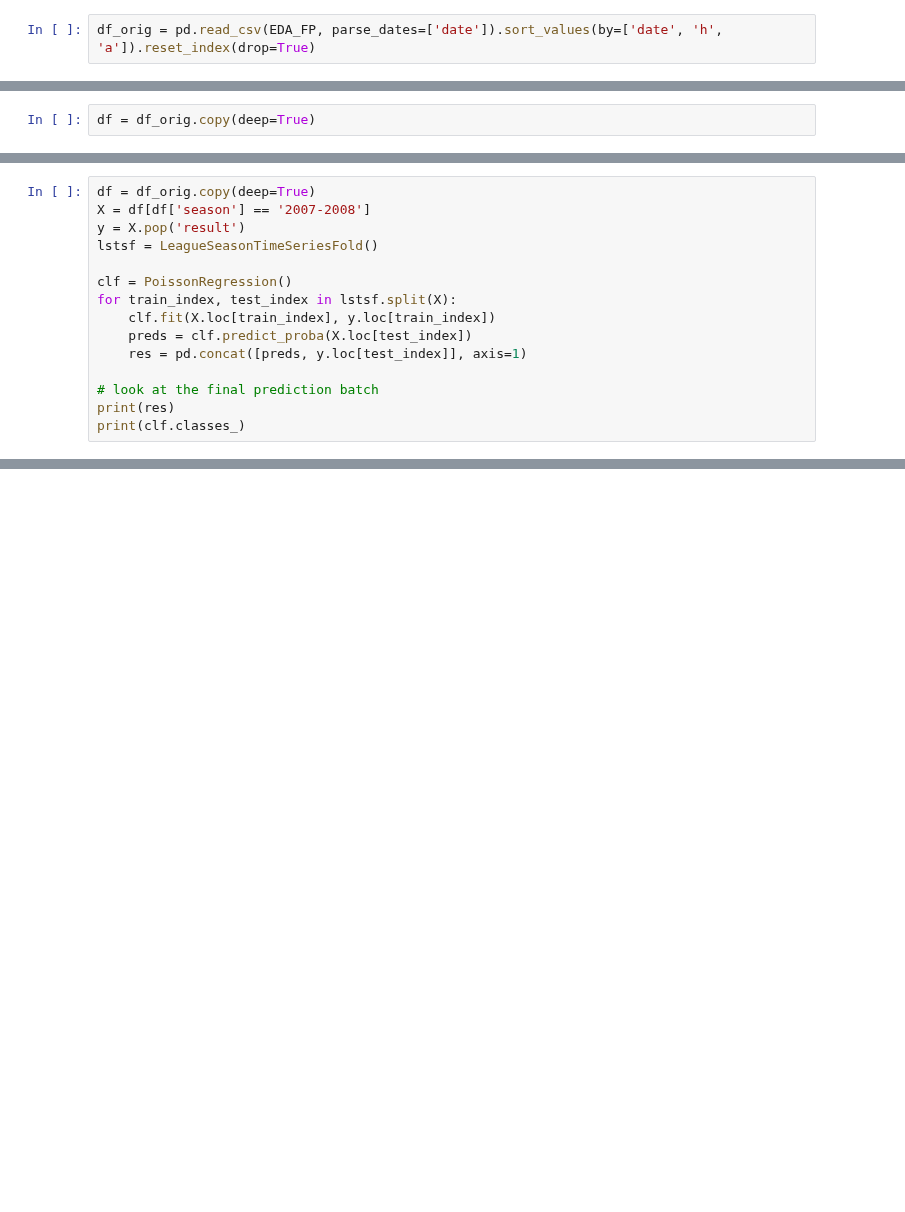
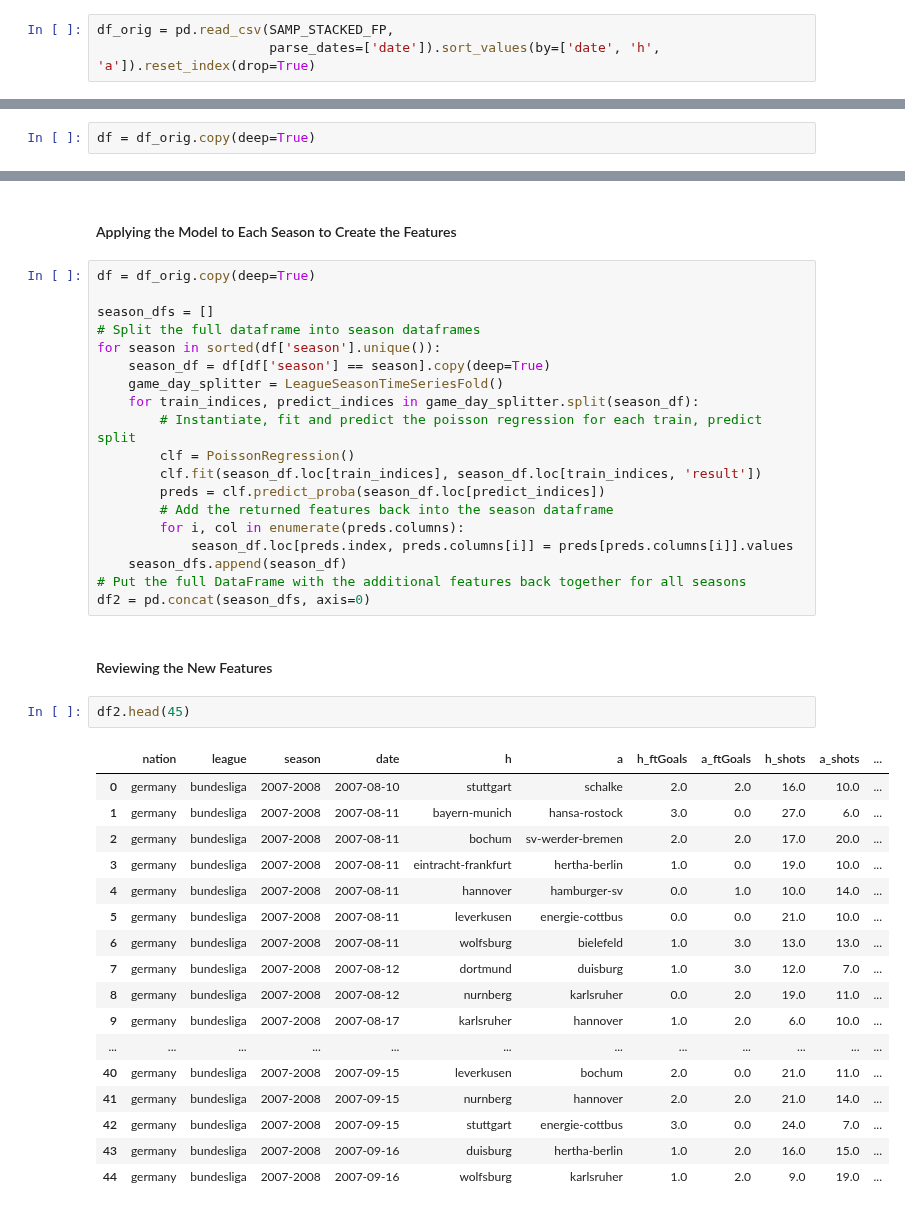
Before and after one commit to DMacGillivray/soccer-predictions, a Jupyter notebook: notebooks/0005.0000 Modeling Strategy.ipynb, the cells around one changed output, grey strips where cells are left out. Cells and saved outputs as stored; diff of their text form; blank space fills up the shorter version.

```diff
--- a/notebooks/0005.0000 Modeling Strategy.ipynb
+++ b/notebooks/0005.0000 Modeling Strategy.ipynb
@@ -61,3 +59,4 @@ Calculate the betting return
 # %%
-df_orig = pd.read_csv(EDA_FP, parse_dates=['date']).sort_values(by=['date', 'h', 'a']).reset_index(drop=True)
+df_orig = pd.read_csv(SAMP_STACKED_FP,
+                      parse_dates=['date']).sort_values(by=['date', 'h', 'a']).reset_index(drop=True)
 # %% [markdown]
@@ -314,15 +174,0 @@ class PoissonRegression(BaseEstimator, ClassifierMixin):
-# %%
-df = df_orig.copy(deep=True)
-X = df[df['season'] == '2007-2008']
-y = X.pop('result')
-lstsf = LeagueSeasonTimeSeriesFold()
-
-clf = PoissonRegression()
-for train_index, test_index in lstsf.split(X):
-    clf.fit(X.loc[train_index], y.loc[train_index])
-    preds = clf.predict_proba(X.loc[test_index])
-    res = pd.concat([preds, y.loc[test_index]], axis=1)
-
-# look at the final prediction batch
-print(res)
-print(clf.classes_)
@@ -588,0 +382,43 @@ df
+# %% [markdown]
+#### Applying the Model to Each Season to Create the Features
+# %%
+df = df_orig.copy(deep=True)
+
+season_dfs = []
+# Split the full dataframe into season dataframes
+for season in sorted(df['season'].unique()):
+    season_df = df[df['season'] == season].copy(deep=True)
+    game_day_splitter = LeagueSeasonTimeSeriesFold()
+    for train_indices, predict_indices in game_day_splitter.split(season_df):
+        # Instantiate, fit and predict the poisson regression for each train, predict split
+        clf = PoissonRegression()
+        clf.fit(season_df.loc[train_indices], season_df.loc[train_indices, 'result'])
+        preds = clf.predict_proba(season_df.loc[predict_indices])
+        # Add the returned features back into the season dataframe
+        for i, col in enumerate(preds.columns):
+            season_df.loc[preds.index, preds.columns[i]] = preds[preds.columns[i]].values
+    season_dfs.append(season_df)
+# Put the full DataFrame with the additional features back together for all seasons
+df2 = pd.concat(season_dfs, axis=0)
+# %% [markdown]
+#### Reviewing the New Features
+# %%
+df2.head(45)
+# %% [output]
+|  | nation | league | season | date | h | a | h_ftGoals | a_ftGoals | h_shots | a_shots | ... |
+| 0 | germany | bundesliga | 2007-2008 | 2007-08-10 | stuttgart | schalke | 2.0 | 2.0 | 16.0 | 10.0 | ... |
+| 1 | germany | bundesliga | 2007-2008 | 2007-08-11 | bayern-munich | hansa-rostock | 3.0 | 0.0 | 27.0 | 6.0 | ... |
+| 2 | germany | bundesliga | 2007-2008 | 2007-08-11 | bochum | sv-werder-bremen | 2.0 | 2.0 | 17.0 | 20.0 | ... |
+| 3 | germany | bundesliga | 2007-2008 | 2007-08-11 | eintracht-frankfurt | hertha-berlin | 1.0 | 0.0 | 19.0 | 10.0 | ... |
+| 4 | germany | bundesliga | 2007-2008 | 2007-08-11 | hannover | hamburger-sv | 0.0 | 1.0 | 10.0 | 14.0 | ... |
+| 5 | germany | bundesliga | 2007-2008 | 2007-08-11 | leverkusen | energie-cottbus | 0.0 | 0.0 | 21.0 | 10.0 | ... |
+| 6 | germany | bundesliga | 2007-2008 | 2007-08-11 | wolfsburg | bielefeld | 1.0 | 3.0 | 13.0 | 13.0 | ... |
+| 7 | germany | bundesliga | 2007-2008 | 2007-08-12 | dortmund | duisburg | 1.0 | 3.0 | 12.0 | 7.0 | ... |
+| 8 | germany | bundesliga | 2007-2008 | 2007-08-12 | nurnberg | karlsruher | 0.0 | 2.0 | 19.0 | 11.0 | ... |
+| 9 | germany | bundesliga | 2007-2008 | 2007-08-17 | karlsruher | hannover | 1.0 | 2.0 | 6.0 | 10.0 | ... |
+| ... | ... | ... | ... | ... | ... | ... | ... | ... | ... | ... | ... |
+| 40 | germany | bundesliga | 2007-2008 | 2007-09-15 | leverkusen | bochum | 2.0 | 0.0 | 21.0 | 11.0 | ... |
+| 41 | germany | bundesliga | 2007-2008 | 2007-09-15 | nurnberg | hannover | 2.0 | 2.0 | 21.0 | 14.0 | ... |
+| 42 | germany | bundesliga | 2007-2008 | 2007-09-15 | stuttgart | energie-cottbus | 3.0 | 0.0 | 24.0 | 7.0 | ... |
+| 43 | germany | bundesliga | 2007-2008 | 2007-09-16 | duisburg | hertha-berlin | 1.0 | 2.0 | 16.0 | 15.0 | ... |
+| 44 | germany | bundesliga | 2007-2008 | 2007-09-16 | wolfsburg | karlsruher | 1.0 | 2.0 | 9.0 | 19.0 | ... |
```
Also changed, not shown: parts of 104 cells of this notebook, 5 other files.
